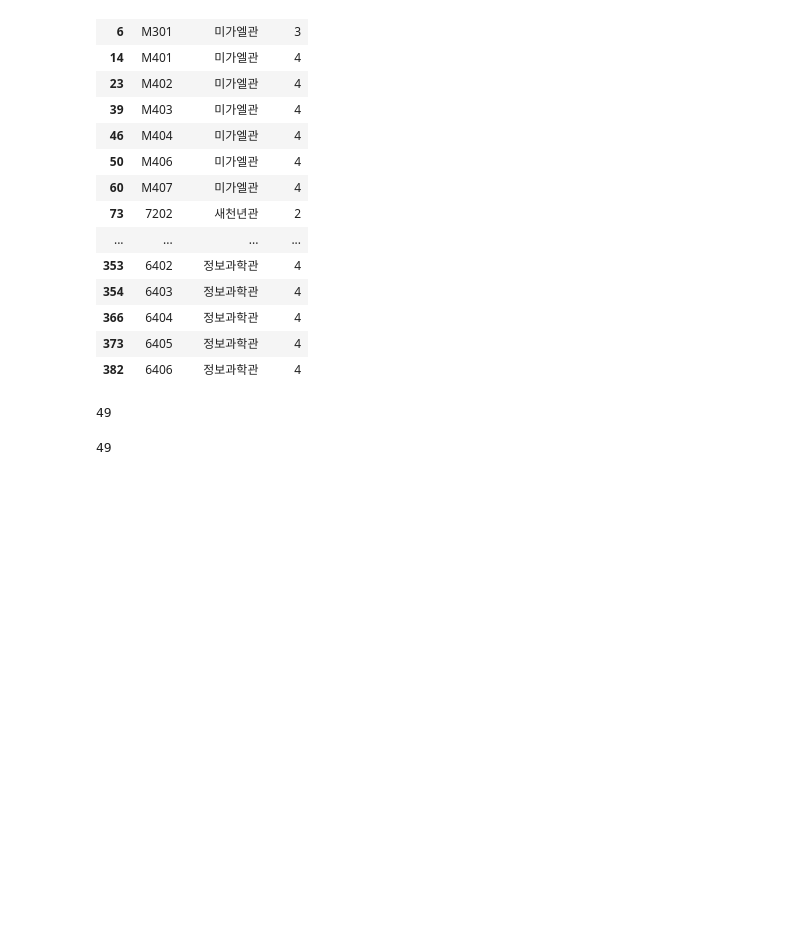
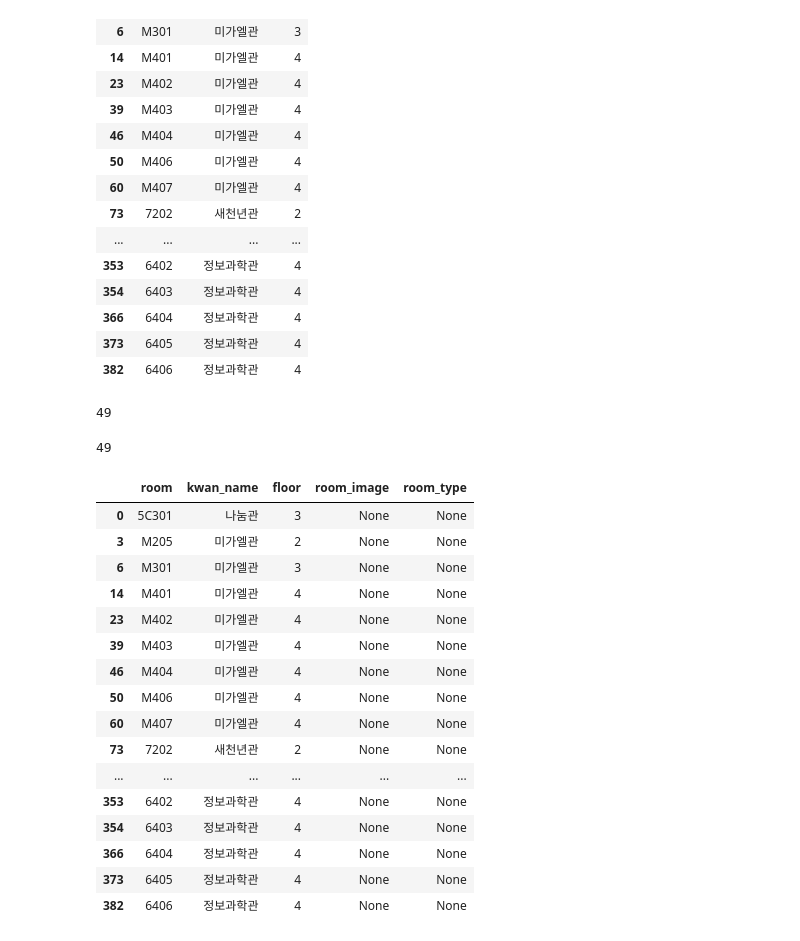
Before and after one commit to sujeengim/MapinSkhu-Data, a Jupyter notebook: second-try/room.ipynb, the cells around one changed output. Cells and saved outputs as stored; diff of their text form; code cells hidden in the pictures; blank space fills up the shorter version.

Commit message:
room 데이터 수정 및 완성

```diff
--- a/second-try/room.ipynb
+++ b/second-try/room.ipynb
@@ -152,4 +152,26 @@ len(df)
 # %% [output]
 49
 # %%
-data = df
+df['room_image'] = None
+# %%
+df['room_type'] = None
+# %%
+df
+# %% [output]
+|  | room | kwan_name | floor | room_image | room_type |
+| 0 | 5C301 | 나눔관 | 3 | None | None |
+| 3 | M205 | 미가엘관 | 2 | None | None |
+| 6 | M301 | 미가엘관 | 3 | None | None |
+| 14 | M401 | 미가엘관 | 4 | None | None |
+| 23 | M402 | 미가엘관 | 4 | None | None |
+| 39 | M403 | 미가엘관 | 4 | None | None |
+| 46 | M404 | 미가엘관 | 4 | None | None |
+| 50 | M406 | 미가엘관 | 4 | None | None |
+| 60 | M407 | 미가엘관 | 4 | None | None |
+| 73 | 7202 | 새천년관 | 2 | None | None |
+| ... | ... | ... | ... | ... | ... |
+| 353 | 6402 | 정보과학관 | 4 | None | None |
+| 354 | 6403 | 정보과학관 | 4 | None | None |
+| 366 | 6404 | 정보과학관 | 4 | None | None |
+| 373 | 6405 | 정보과학관 | 4 | None | None |
+| 382 | 6406 | 정보과학관 | 4 | None | None |
```
Also changed, not shown: parts of 1 cell of this notebook, 2 other files.
